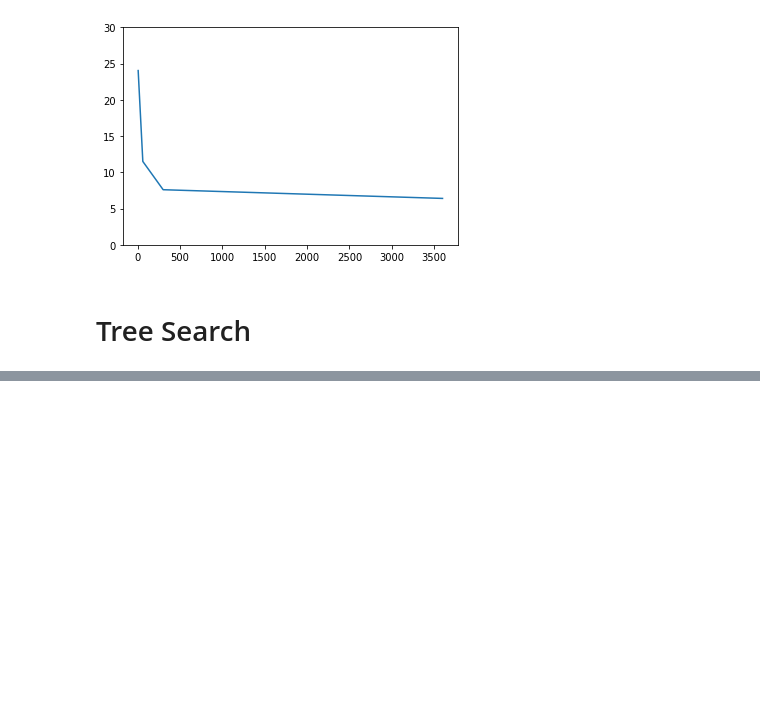
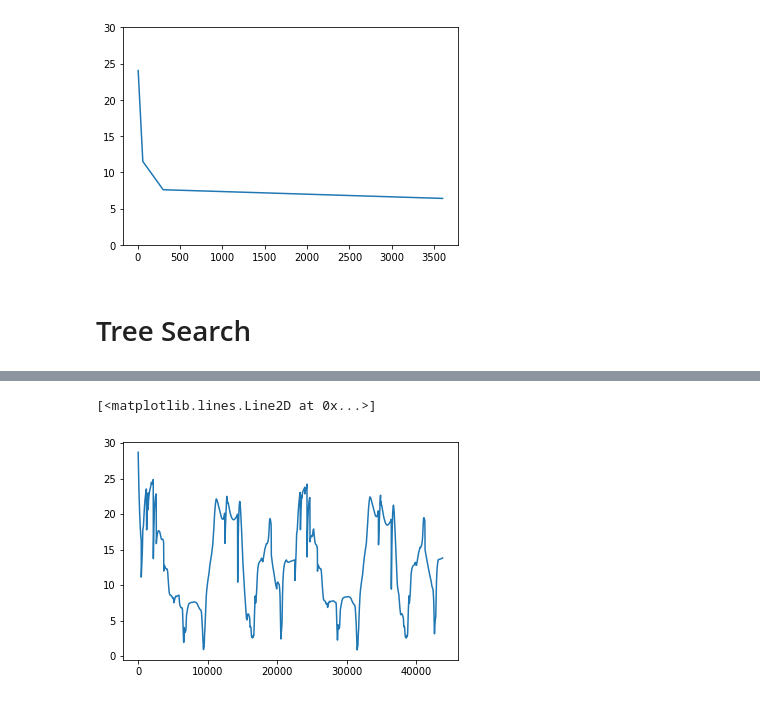
Before and after one commit to anthonyozerov/optimal-cycling, a Jupyter notebook: anthony.ipynb, the cells around one changed output, grey strips where cells are left out. Drawn from its saved outputs; the diff is of its cells as text; code cells hidden in the pictures; blank space fills up the shorter version.

```diff
--- a/anthony.ipynb
+++ b/anthony.ipynb
@@ -601,0 +552,5 @@ plt.plot(cum_dists, slopes)
+# %%
+plt.plot(x_seq,v_seq)
+# %% [output]
+[<matplotlib.lines.Line2D at 0x...>]
+[figure, added]
```
Also changed, not shown: parts of 23 cells of this notebook.
